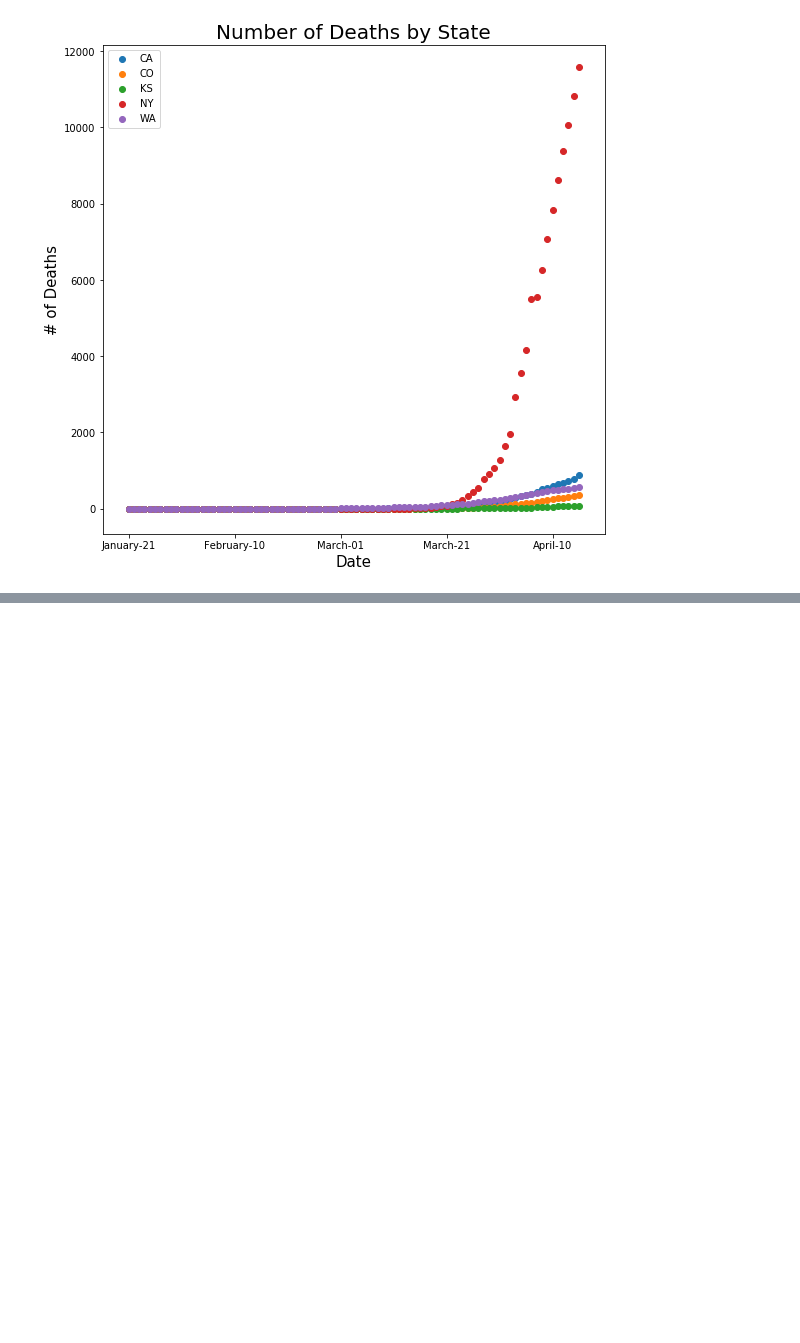
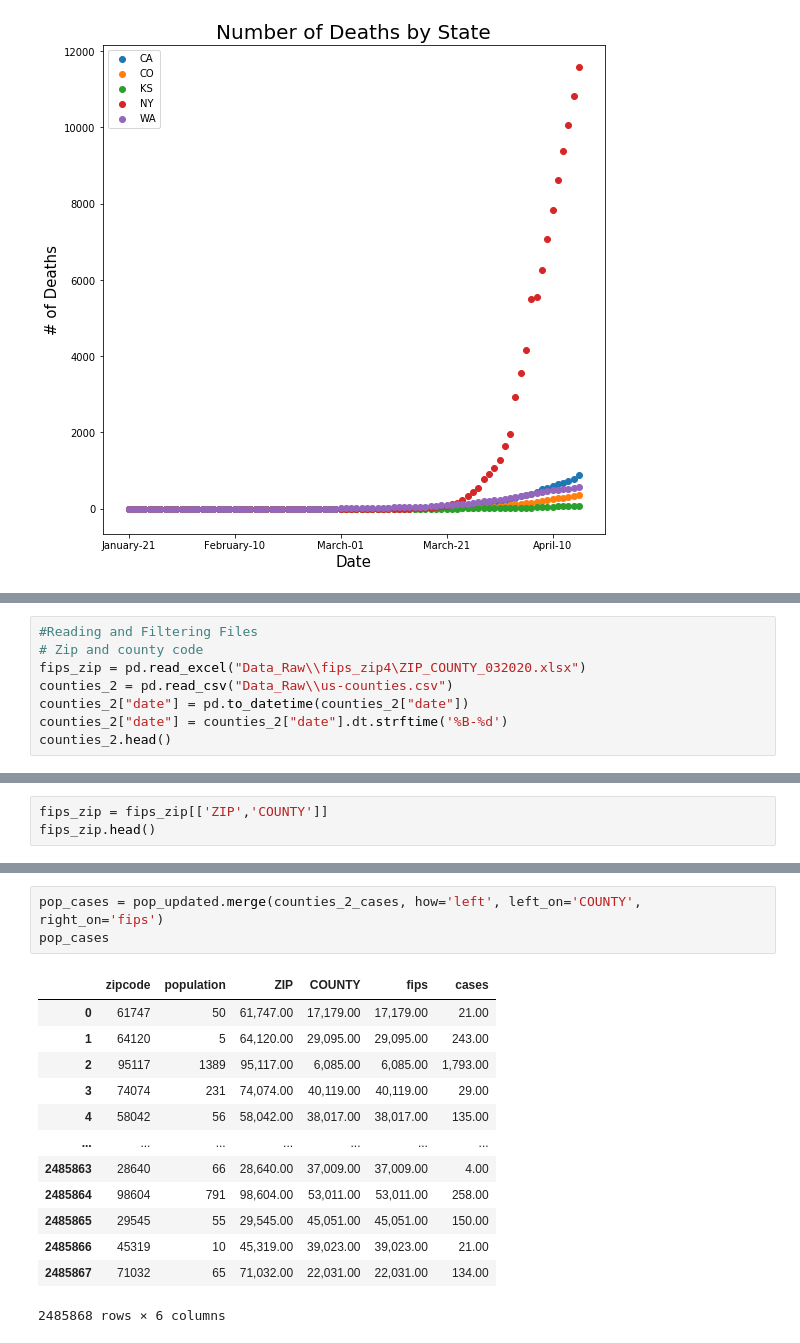
Before and after one commit to CSJohnLee/COVID19_Project, a Jupyter notebook: Lee_EDA.ipynb, the cells around one changed output, grey strips where cells are left out. Cells and saved outputs as stored; diff of their text form; blank space fills up the shorter version.

```diff
--- a/Lee_EDA.ipynb
+++ b/Lee_EDA.ipynb
@@ -192,0 +219,8 @@ plt.legend(['CA', 'CO', 'KS', 'NY', 'WA'])
+# %%
+#Reading and Filtering Files
+# Zip and county code
+fips_zip = pd.read_excel("Data_Raw\\fips_zip4\ZIP_COUNTY_032020.xlsx")
+counties_2 = pd.read_csv("Data_Raw\\us-counties.csv")
+counties_2["date"] = pd.to_datetime(counties_2["date"])
+counties_2["date"] = counties_2["date"].dt.strftime('%B-%d')
+counties_2.head()
@@ -192,0 +234,3 @@ plt.legend(['CA', 'CO', 'KS', 'NY', 'WA'])
+# %%
+fips_zip = fips_zip[['ZIP','COUNTY']]
+fips_zip.head()
@@ -192,0 +276,17 @@ plt.legend(['CA', 'CO', 'KS', 'NY', 'WA'])
+# %%
+pop_cases = pop_updated.merge(counties_2_cases, how='left', left_on='COUNTY', right_on='fips')
+pop_cases
+# %% [output]
+|  | zipcode | population | ZIP | COUNTY | fips | cases |
+| 0 | 61747 | 50 | 61,747.00 | 17,179.00 | 17,179.00 | 21.00 |
+| 1 | 64120 | 5 | 64,120.00 | 29,095.00 | 29,095.00 | 243.00 |
+| 2 | 95117 | 1389 | 95,117.00 | 6,085.00 | 6,085.00 | 1,793.00 |
+| 3 | 74074 | 231 | 74,074.00 | 40,119.00 | 40,119.00 | 29.00 |
+| 4 | 58042 | 56 | 58,042.00 | 38,017.00 | 38,017.00 | 135.00 |
+| ... | ... | ... | ... | ... | ... | ... |
+| 2485863 | 28640 | 66 | 28,640.00 | 37,009.00 | 37,009.00 | 4.00 |
+| 2485864 | 98604 | 791 | 98,604.00 | 53,011.00 | 53,011.00 | 258.00 |
+| 2485865 | 29545 | 55 | 29,545.00 | 45,051.00 | 45,051.00 | 150.00 |
+| 2485866 | 45319 | 10 | 45,319.00 | 39,023.00 | 39,023.00 | 21.00 |
+| 2485867 | 71032 | 65 | 71,032.00 | 22,031.00 | 22,031.00 | 134.00 |
+2485868 rows × 6 columns
```
Also changed, not shown: parts of 19 cells of this notebook, 3 other files.
